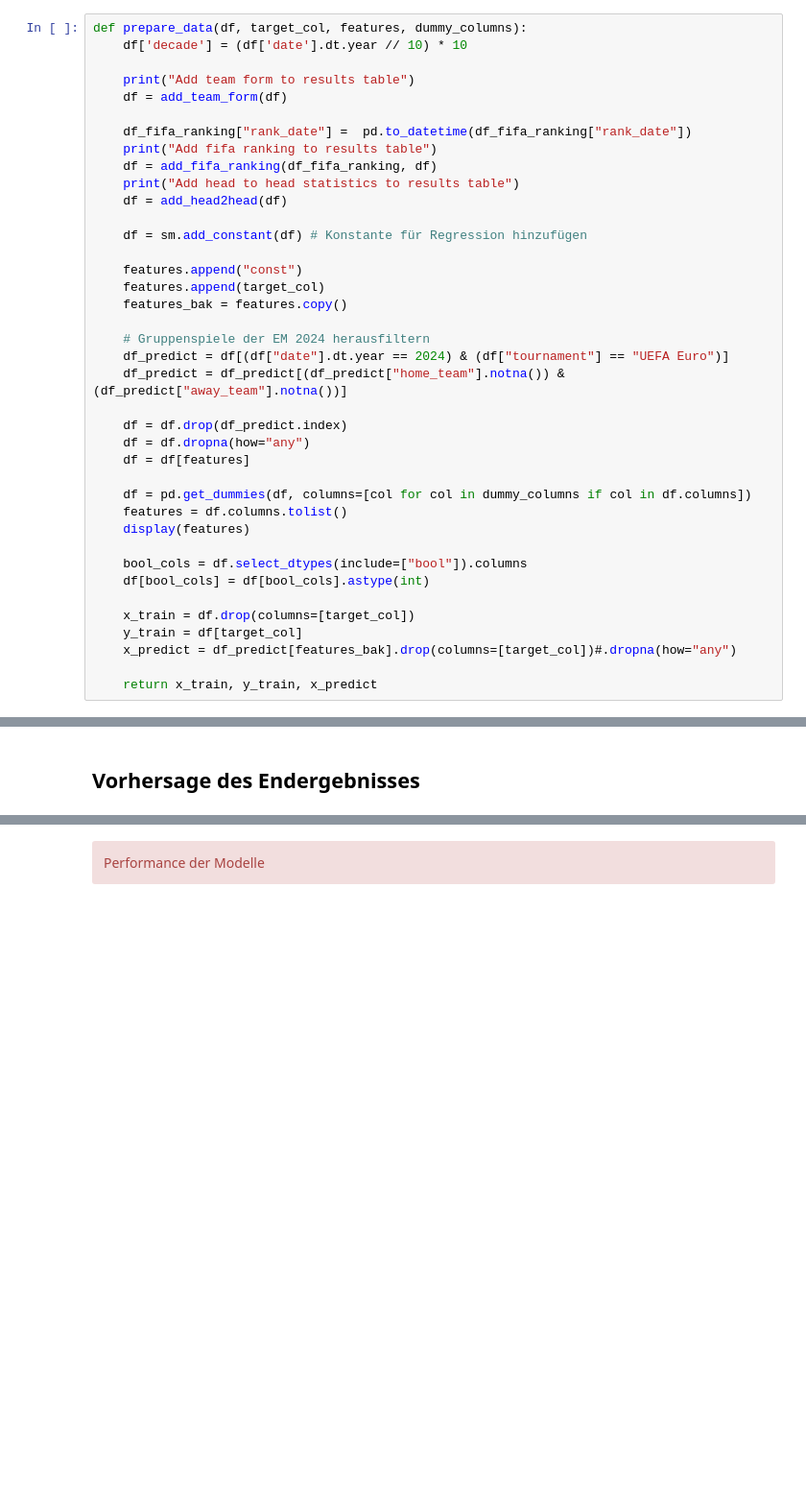
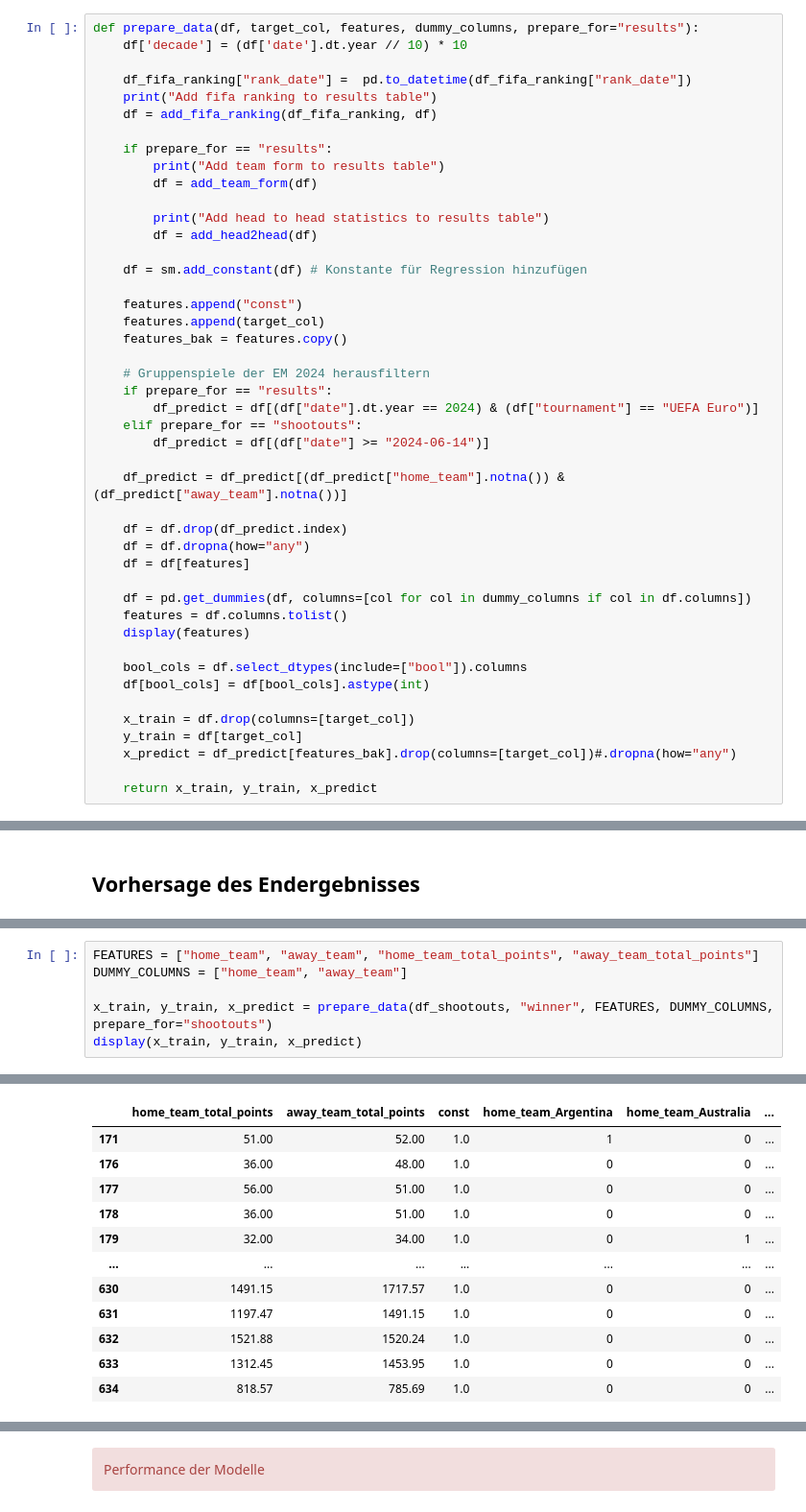
Before and after one commit to NiklasSeitherDHBW/Fussballergebnisse, a Jupyter notebook: Niklas_Weiterfürhung Sphie.ipynb, the cells around one changed output, grey strips where cells are left out. Shown at 96% size. Cells and saved outputs as stored; diff of their text form; blank space fills up the shorter version.

Commit message:
shootouts try

```diff
--- a/Niklas_Weiterfürhung Sphie.ipynb
+++ b/Niklas_Weiterfürhung Sphie.ipynb
@@ -2703,17 +2703,19 @@ def add_team_form(df_results):
     df_results = parallel_apply(df_results, lambda chunk: apply_form_calculation(chunk, df_results))
     return df_results
 # %%
-def prepare_data(df, target_col, features, dummy_columns):
+def prepare_data(df, target_col, features, dummy_columns, prepare_for="results"):
     df['decade'] = (df['date'].dt.year // 10) * 10
-
-    print("Add team form to results table")
-    df = add_team_form(df)
 
     df_fifa_ranking["rank_date"] =  pd.to_datetime(df_fifa_ranking["rank_date"])
     print("Add fifa ranking to results table")
     df = add_fifa_ranking(df_fifa_ranking, df)
-    print("Add head to head statistics to results table")
-    df = add_head2head(df)
+
+    if prepare_for == "results":
+        print("Add team form to results table")
+        df = add_team_form(df)
+
+        print("Add head to head statistics to results table")
+        df = add_head2head(df)
 
     df = sm.add_constant(df) # Konstante für Regression hinzufügen
 
@@ -2722,7 +2724,11 @@ def prepare_data(df, target_col, features, dummy_columns):
     features_bak = features.copy()
 
     # Gruppenspiele der EM 2024 herausfiltern
-    df_predict = df[(df["date"].dt.year == 2024) & (df["tournament"] == "UEFA Euro")]
+    if prepare_for == "results":
+        df_predict = df[(df["date"].dt.year == 2024) & (df["tournament"] == "UEFA Euro")]
+    elif prepare_for == "shootouts":
+        df_predict = df[(df["date"] >= "2024-06-14")]
+
     df_predict = df_predict[(df_predict["home_team"].notna()) & (df_predict["away_team"].notna())]
 
     df = df.drop(df_predict.index)
@@ -3574,0 +3315,7 @@ real r2: -0.8725238787173315
+# %%
+FEATURES = ["home_team", "away_team", "home_team_total_points", "away_team_total_points"]
+DUMMY_COLUMNS = ["home_team", "away_team"]
+
+x_train, y_train, x_predict = prepare_data(df_shootouts, "winner", FEATURES, DUMMY_COLUMNS, prepare_for="shootouts")
+display(x_train, y_train, x_predict)
+# %% [output]
@@ -3574,0 +3341,12 @@ real r2: -0.8725238787173315
+|  | home_team_total_points | away_team_total_points | const | home_team_Argentina | home_team_Australia | ... |
+| 171 | 51.00 | 52.00 | 1.0 | 1 | 0 | ... |
+| 176 | 36.00 | 48.00 | 1.0 | 0 | 0 | ... |
+| 177 | 56.00 | 51.00 | 1.0 | 0 | 0 | ... |
+| 178 | 36.00 | 51.00 | 1.0 | 0 | 0 | ... |
+| 179 | 32.00 | 34.00 | 1.0 | 0 | 1 | ... |
+| ... | ... | ... | ... | ... | ... | ... |
+| 630 | 1491.15 | 1717.57 | 1.0 | 0 | 0 | ... |
+| 631 | 1197.47 | 1491.15 | 1.0 | 0 | 0 | ... |
+| 632 | 1521.88 | 1520.24 | 1.0 | 0 | 0 | ... |
+| 633 | 1312.45 | 1453.95 | 1.0 | 0 | 0 | ... |
+| 634 | 818.57 | 785.69 | 1.0 | 0 | 0 | ... |
```
Also changed, not shown: parts of 10 cells of this notebook.
